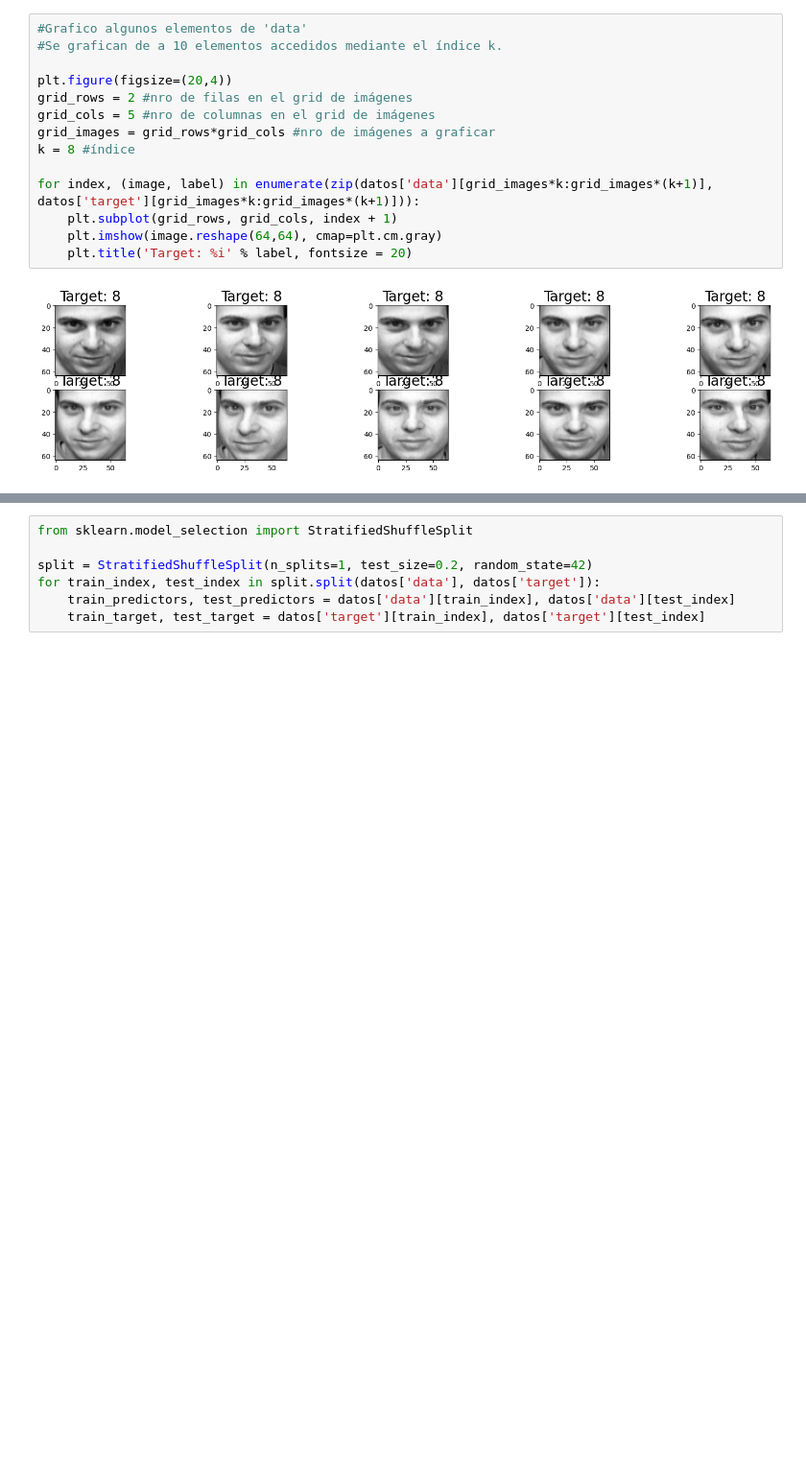
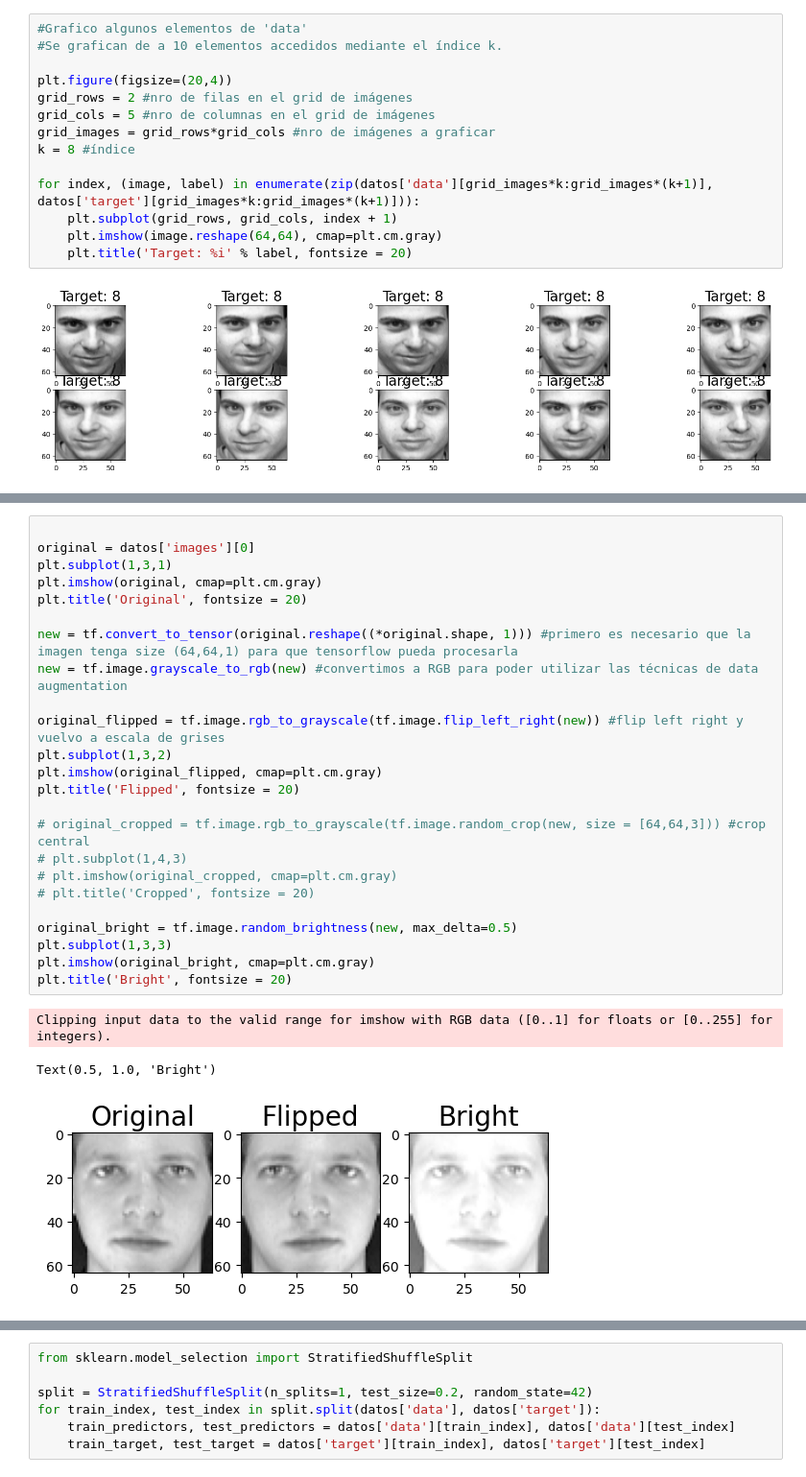
Before and after one commit to Lupama2/MLFundamentals_ejercicios, a Jupyter notebook: Reports/Report 2/Chehade_report2.ipynb, the cells around one changed output, grey strips where cells are left out. Shown at 96% size. Cells and saved outputs as stored; diff of their text form; blank space fills up the shorter version.

```diff
--- a/Reports/Report 2/Chehade_report2.ipynb
+++ b/Reports/Report 2/Chehade_report2.ipynb
@@ -85,0 +88,28 @@ reduced set (i.e., using the distances to the centroids).
+# %%
+
+original = datos['images'][0]
+plt.subplot(1,3,1)
+plt.imshow(original, cmap=plt.cm.gray)
+plt.title('Original', fontsize = 20)
+
+new = tf.convert_to_tensor(original.reshape((*original.shape, 1))) #primero es necesario que la imagen tenga size (64,64,1) para que tensorflow pueda procesarla
+new = tf.image.grayscale_to_rgb(new) #convertimos a RGB para poder utilizar las técnicas de data augmentation
+
+original_flipped = tf.image.rgb_to_grayscale(tf.image.flip_left_right(new)) #flip left right y vuelvo a escala de grises
+plt.subplot(1,3,2)
+plt.imshow(original_flipped, cmap=plt.cm.gray)
+plt.title('Flipped', fontsize = 20)
+
+# original_cropped = tf.image.rgb_to_grayscale(tf.image.random_crop(new, size = [64,64,3])) #crop central
+# plt.subplot(1,4,3)
+# plt.imshow(original_cropped, cmap=plt.cm.gray)
+# plt.title('Cropped', fontsize = 20)
+
+original_bright = tf.image.random_brightness(new, max_delta=0.5)
+plt.subplot(1,3,3)
+plt.imshow(original_bright, cmap=plt.cm.gray)
+plt.title('Bright', fontsize = 20)
+# %% [output]
+Clipping input data to the valid range for imshow with RGB data ([0..1] for floats or [0..255] for integers).
+Text(0.5, 1.0, 'Bright')
+[figure, added]
```
Also changed, not shown: parts of 61 cells of this notebook, 1 other file.
